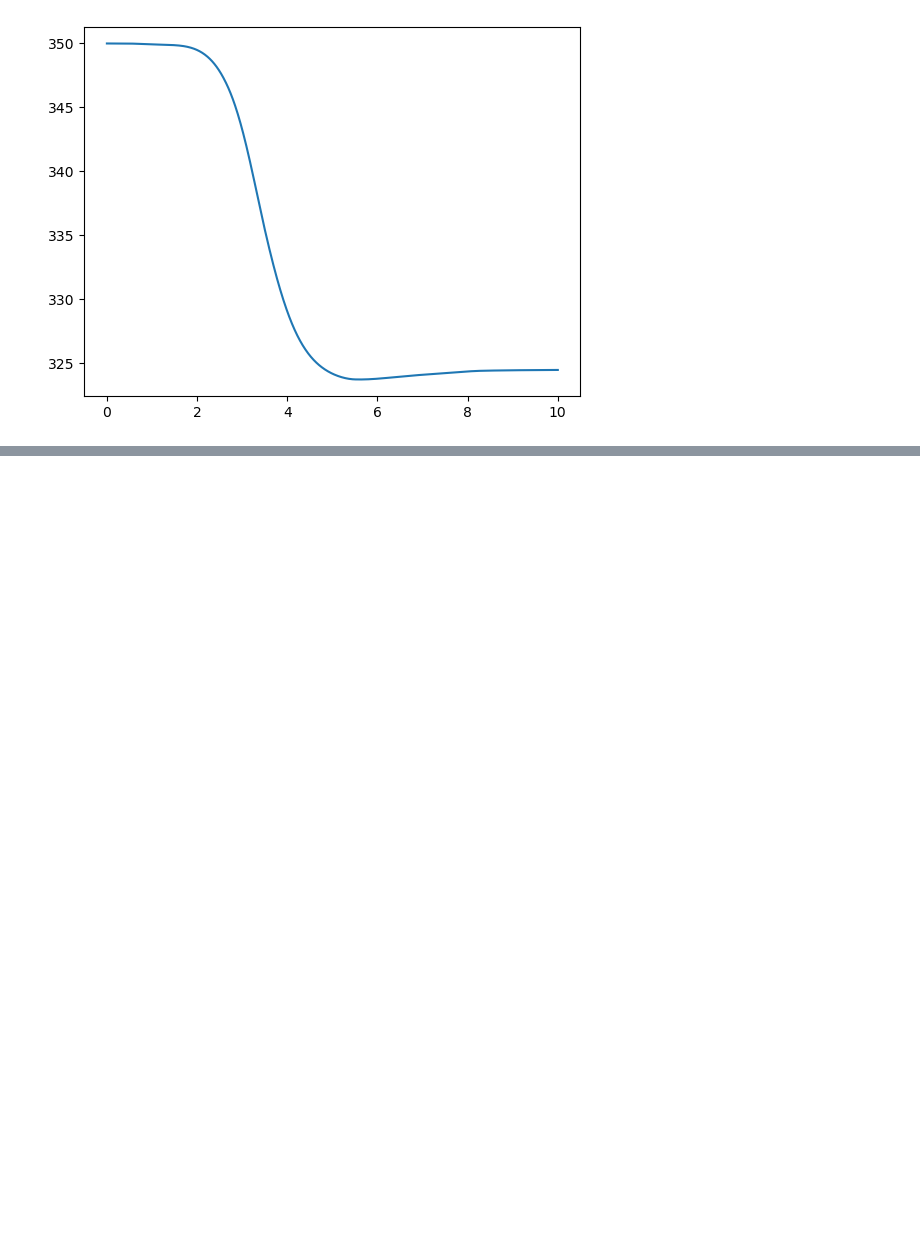
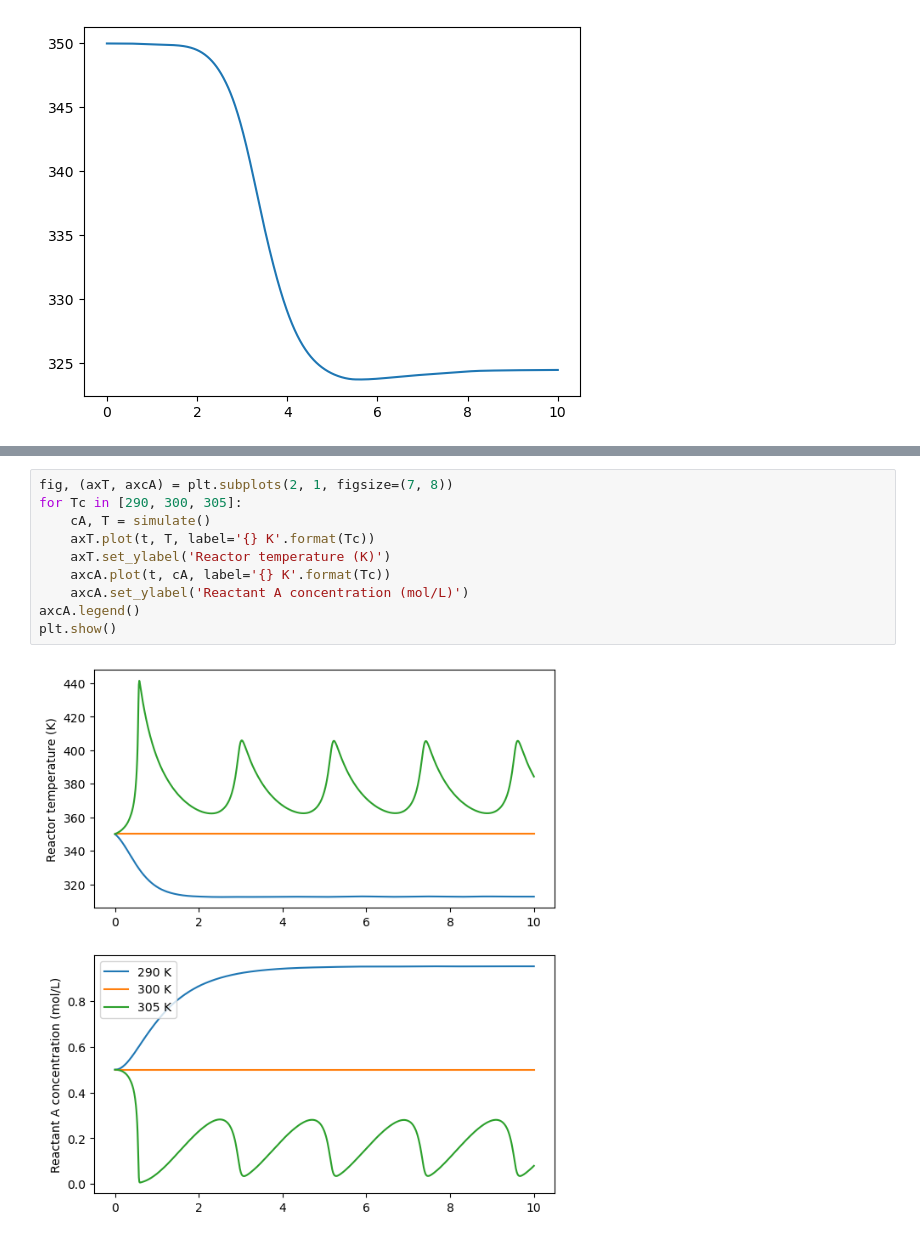
Before and after one commit to williebonavente/CodeTest, a Jupyter notebook: sympy/algebra/notebook8.ipynb, the cells around one changed output, grey strips where cells are left out. Cells and saved outputs as stored; diff of their text form; blank space fills up the shorter version.

```diff
--- a/sympy/algebra/notebook8.ipynb
+++ b/sympy/algebra/notebook8.ipynb
@@ -89,0 +113,12 @@ plt.show()
+# %%
+fig, (axT, axcA) = plt.subplots(2, 1, figsize=(7, 8))
+for Tc in [290, 300, 305]:
+    cA, T = simulate()
+    axT.plot(t, T, label='{} K'.format(Tc))
+    axT.set_ylabel('Reactor temperature (K)')
+    axcA.plot(t, cA, label='{} K'.format(Tc))
+    axcA.set_ylabel('Reactant A concentration (mol/L)')
+axcA.legend()
+plt.show()
+# %% [output]
+[figure, added]
```
Also changed, not shown: parts of 5 cells of this notebook.
